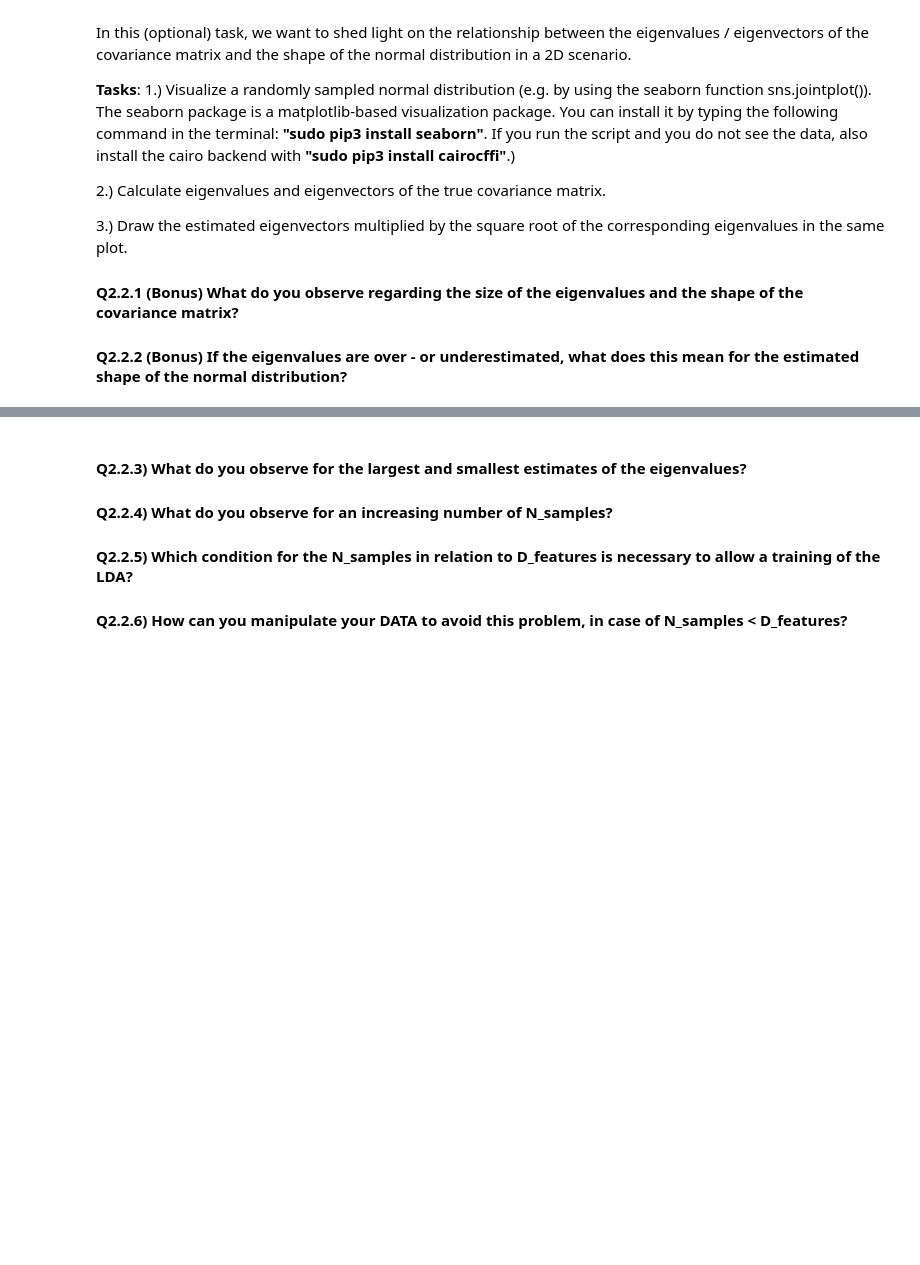
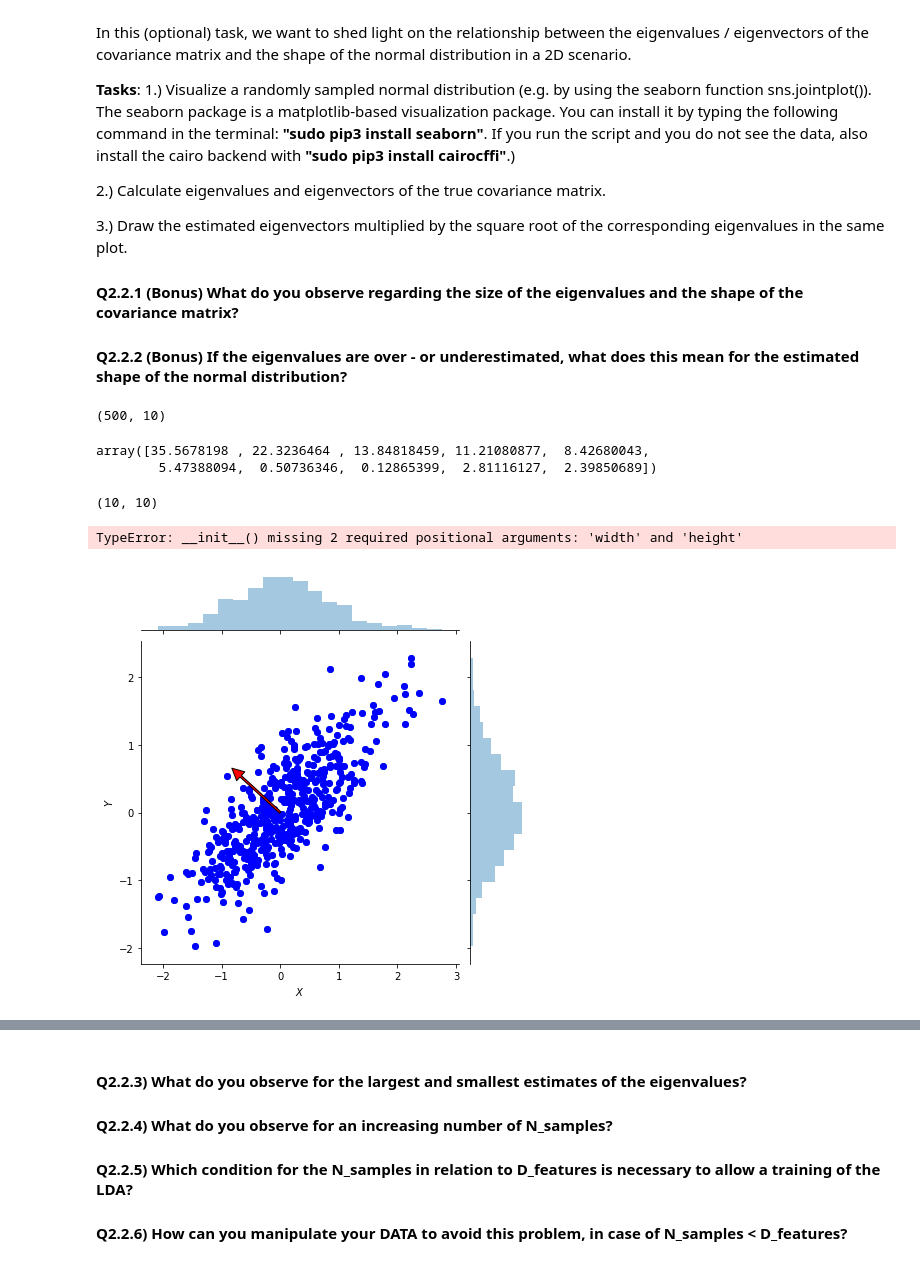
Before and after one commit to ChrisProgramming2018/machineLearning, a Jupyter notebook: 1.LDA/2.2 Covariance Estimation.ipynb, the cells around one changed output, grey strips where cells are left out. Cells and saved outputs as stored; diff of their text form; code cells hidden in the pictures; blank space fills up the shorter version.

```diff
--- a/1.LDA/2.2 Covariance Estimation.ipynb
+++ b/1.LDA/2.2 Covariance Estimation.ipynb
@@ -135,0 +151,9 @@ X, true_cov = sample_generator(N_samples, D_features)
+# %%
+X.shape
+# %% [output]
+(500, 10)
+# %%
+eig_w
+# %% [output]
+array([35.5678198 , 22.3236464 , 13.84818459, 11.21080877,  8.42680043,
+        5.47388094,  0.50736346,  0.12865399,  2.81116127,  2.39850689])
@@ -136,3 +162,35 @@ X, true_cov = sample_generator(N_samples, D_features)
+# %%
+eig_v.shape
+# %% [output]
+(10, 10)
+# %%
+np.random.seed(1235)
+D_features = 2
+N_samples = 500
+X, true_cov = sample_generator(N_samples, D_features)
+eig_w , eig_v = np.linalg.eig(true_cov)
+
+s = sns.jointplot(X[:,1], X[:,0])
+s.plot_joint(plt.scatter, c='b')
+s.set_axis_labels("$X$", "$Y$")
+
+for idx, eigen, in enumerate(eig_w):
+    start = (0,0)
+    s.ax_joint.annotate(
+    '', xy = eig_v[:, idx] * np.sqrt(eigen)*3,
+
+        xytext = start,
+        arrowprops=dict(facecolor='red', width=2.0))
+
+
+
+for i in range(3):
+    pass
+    el = Ellipse(xy = np.mean(X[:, 0]) )
+plt.show()
+# %% [output]
+TypeError: __init__() missing 2 required positional arguments: 'width' and 'height'
+[figure, added]
 # %% [markdown]
 ## Eigenvalue Spectrum for various sample sizes
 
```
Also changed, not shown: parts of 5 cells of this notebook.
